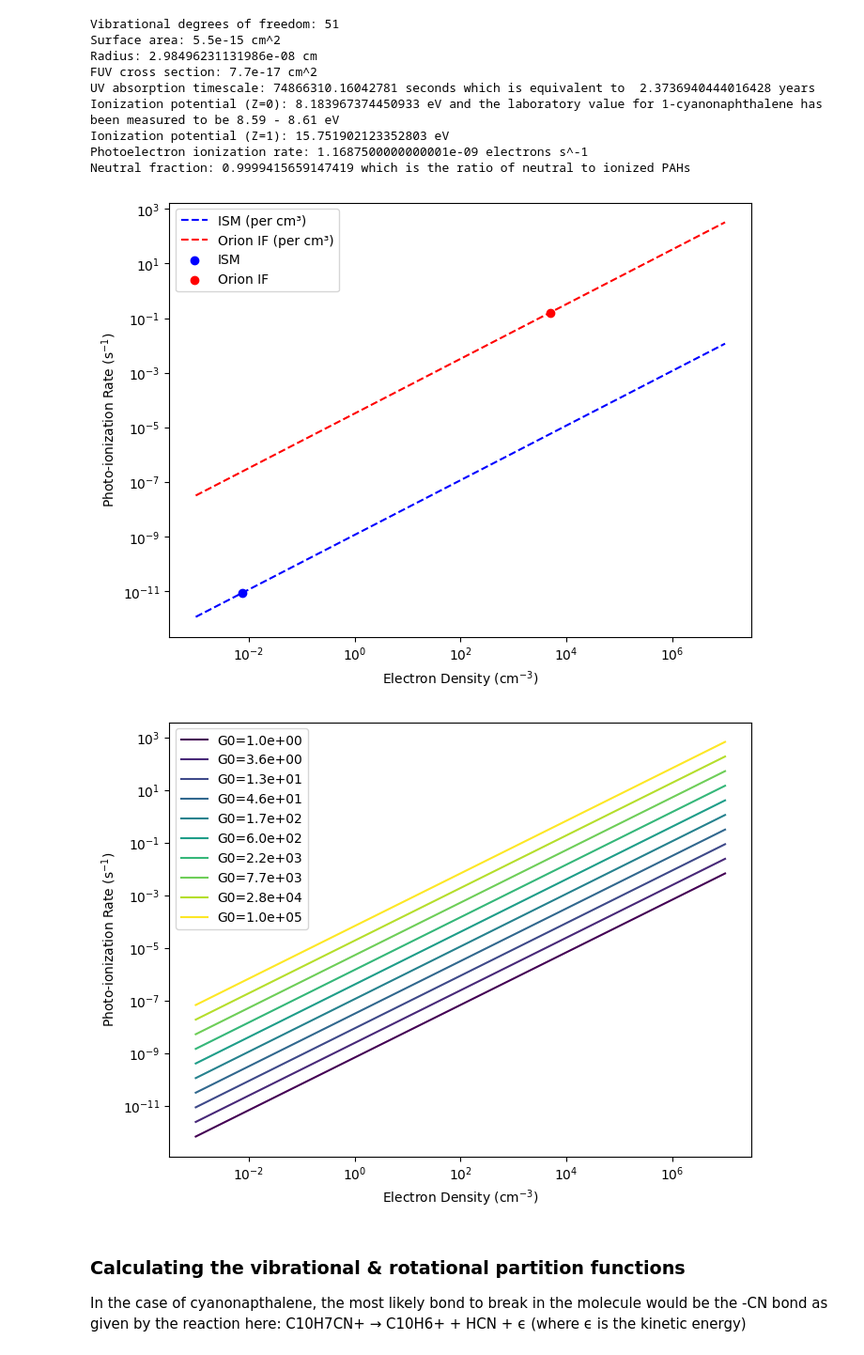
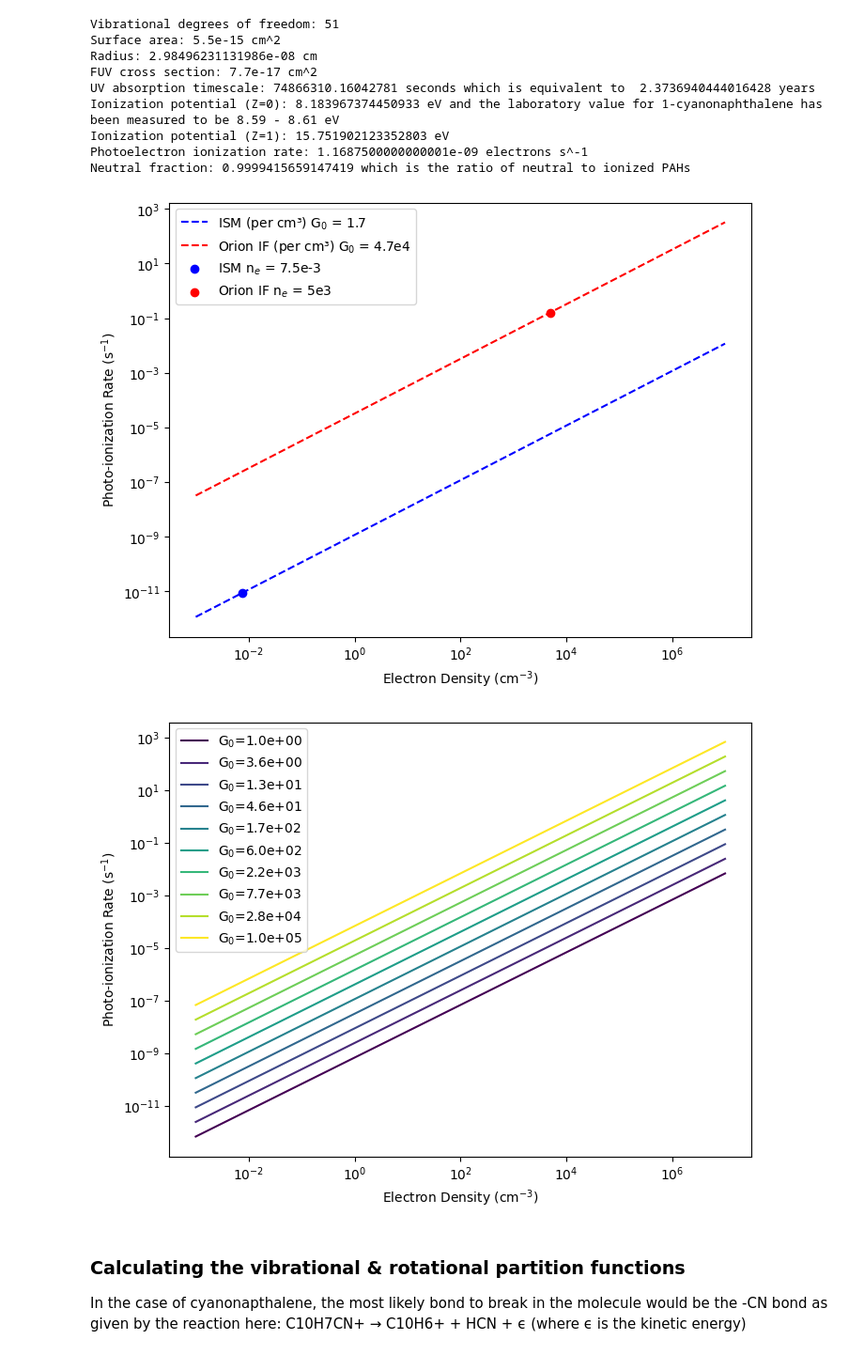
Before and after one commit to mustafa9812/Project-Cynap, a Jupyter notebook: scripts/calculations.ipynb, the cells around one changed output. Shown: that part at 94% size. Saved outputs shown, nothing was run; the diff lists cells and outputs as text; code cells hidden in the pictures.

```diff
--- a/scripts/calculations.ipynb
+++ b/scripts/calculations.ipynb
@@ -77,7 +77,7 @@ Neutral fraction: 0.9999415659147419 which is the ratio of neutral to ionized PA
 # %%
 # CONSTANTS
 Nc = 11
-lab_IP = 8.6
+lab_IP = 8.6 # Also the same for cation 1-cyano: https://www.sciencedirect.com/science/article/abs/pii/S0009261412014637
 fy = 10 # Yield factor for PAHs
 
 # ASTROPHYSICAL REGION PARAMETERS
@@ -110,11 +110,11 @@ Orion_IF_photoion_point = Orion_IF_photoion_rate * ne_ORION_IF
 
 plt.figure(figsize=(8, 6))
 
-plt.plot(electrondensity_list, ISM_photoion_rate_per_volume, color='blue', label='ISM (per cm³)', linestyle='--')
-plt.plot(electrondensity_list, Orion_IF_photoion_rate_per_volume, color='red', label='Orion IF (per cm³)', linestyle='--')
+plt.plot(electrondensity_list, ISM_photoion_rate_per_volume, color='blue', label='ISM (per cm³) G$_{0}$ = 1.7', linestyle='--')
+plt.plot(electrondensity_list, Orion_IF_photoion_rate_per_volume, color='red', label='Orion IF (per cm³) G$_{0}$ = 4.7e4', linestyle='--')
 
-plt.scatter([ne_ISM], [ISM_photoion_point], color='blue', marker='o', label='ISM')
-plt.scatter([ne_ORION_IF], [Orion_IF_photoion_point], color='red', marker='o', label='Orion IF')
+plt.scatter([ne_ISM], [ISM_photoion_point], color='blue', marker='o', label='ISM n$_{e}$ = 7.5e-3')
+plt.scatter([ne_ORION_IF], [Orion_IF_photoion_point], color='red', marker='o', label='Orion IF n$_{e}$ = 5e3')
 
 plt.xscale('log')
 plt.yscale('log')
@@ -123,27 +123,27 @@ plt.ylabel('Photo-ionization Rate (s$^{-1}$)')
 plt.legend()
 plt.show()
 # %% [output]
-[figure, old version]
+[figure, new version]
 # %%
 G0_list = np.logspace(0, 5, num=10)  # 10 steps from 1 to 1e5
 electron_density = electrondensity_list
 
 plt.figure(figsize=(8, 6))
 colors = cm.viridis(np.linspace(0, 1, len(G0_list)))  # Get 10 colors from viridis
 
 for idx, G0 in enumerate(G0_list):
     rate_per_molecule = photo_el_ionization_rate(Nc, G0, fy)
     rate_per_volume = rate_per_molecule * electron_density
-    plt.plot(electron_density, rate_per_volume, color=colors[idx], label=f'G0={G0:.1e}')
+    plt.plot(electron_density, rate_per_volume, color=colors[idx], label=f'G$_{0}$={G0:.1e}')
 
 plt.xscale('log')
 plt.yscale('log')
 plt.legend()
 plt.xlabel('Electron Density (cm$^{-3}$)')
 plt.ylabel('Photo-ionization Rate (s$^{-1}$)')
 plt.show()
 # %% [output]
-[figure, old version]
+[figure, new version]
 # %% [markdown]
 ### Calculating the vibrational & rotational partition functions
 
```
Also changed, not shown: parts of 2 cells of this notebook.
